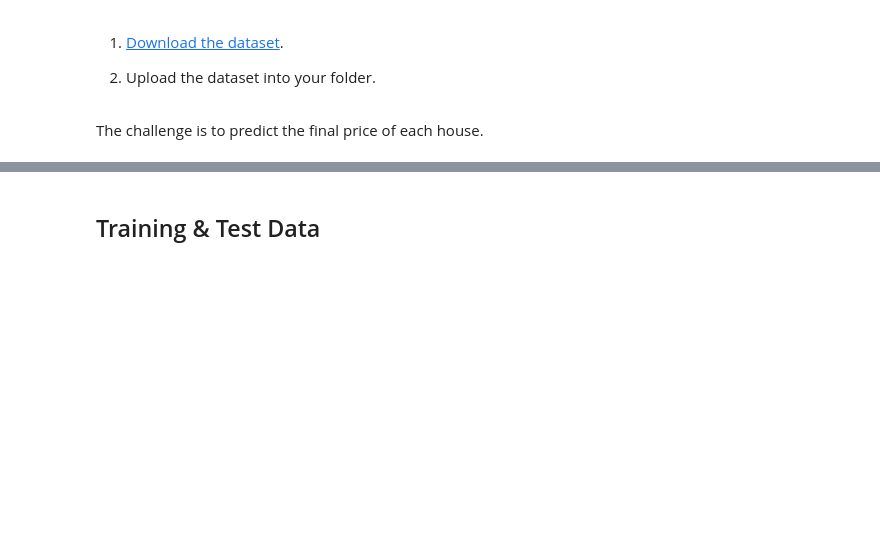
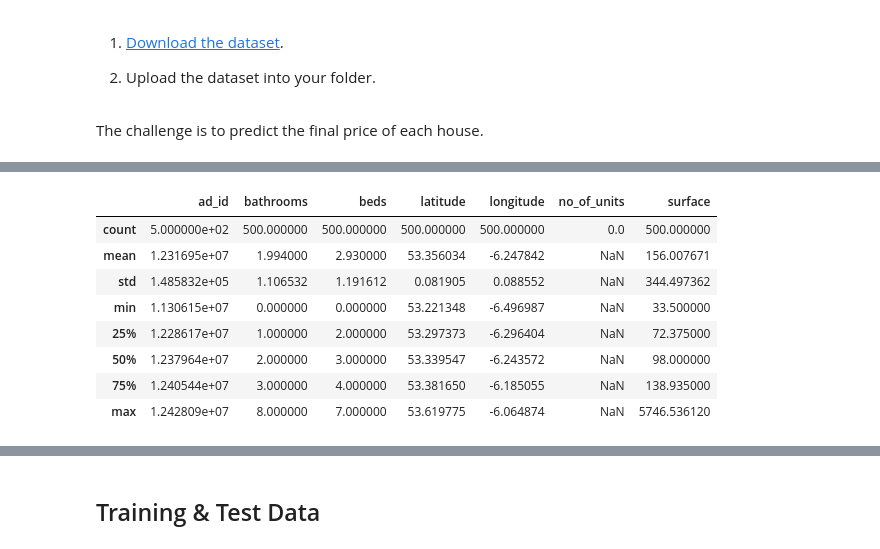
Before and after one commit to M-McKegney/ET5003_SEM1_2021-2, a Jupyter notebook: ET5003_Etivity2_MichaelMcKegney_20149743.ipynb, the cells around one changed output, grey strips where cells are left out. Saved outputs shown, nothing was run; the diff lists cells and outputs as text; code cells hidden in the pictures; blank space fills up the shorter version.

```diff
--- a/ET5003_Etivity2_MichaelMcKegney_20149743.ipynb
+++ b/ET5003_Etivity2_MichaelMcKegney_20149743.ipynb
@@ -93,0 +178,12 @@ The challenge is to predict the final price of each house.
+# %%
+df_house_test.describe()
+# %% [output]
+|  | ad_id | bathrooms | beds | latitude | longitude | no_of_units | surface |
+| count | 5.000000e+02 | 500.000000 | 500.000000 | 500.000000 | 500.000000 | 0.0 | 500.000000 |
+| mean | 1.231695e+07 | 1.994000 | 2.930000 | 53.356034 | -6.247842 | NaN | 156.007671 |
+| std | 1.485832e+05 | 1.106532 | 1.191612 | 0.081905 | 0.088552 | NaN | 344.497362 |
+| min | 1.130615e+07 | 0.000000 | 0.000000 | 53.221348 | -6.496987 | NaN | 33.500000 |
+| 25% | 1.228617e+07 | 1.000000 | 2.000000 | 53.297373 | -6.296404 | NaN | 72.375000 |
+| 50% | 1.237964e+07 | 2.000000 | 3.000000 | 53.339547 | -6.243572 | NaN | 98.000000 |
+| 75% | 1.240544e+07 | 3.000000 | 4.000000 | 53.381650 | -6.185055 | NaN | 138.935000 |
+| max | 1.242809e+07 | 8.000000 | 7.000000 | 53.619775 | -6.064874 | NaN | 5746.536120 |
```
Also changed, not shown: parts of 19 cells of this notebook.
